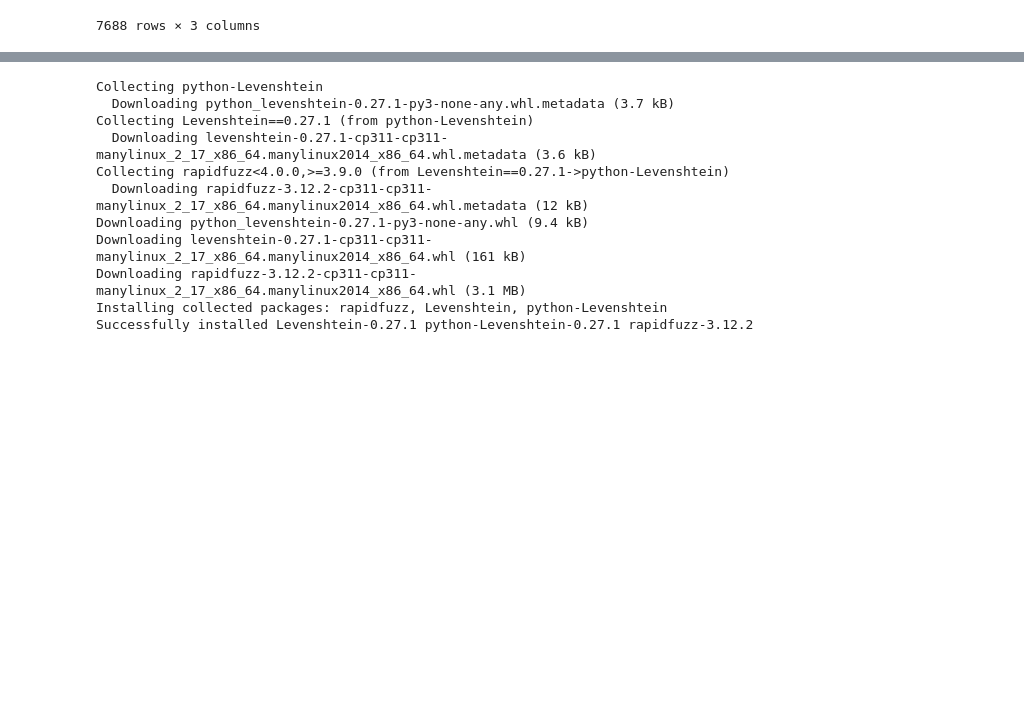
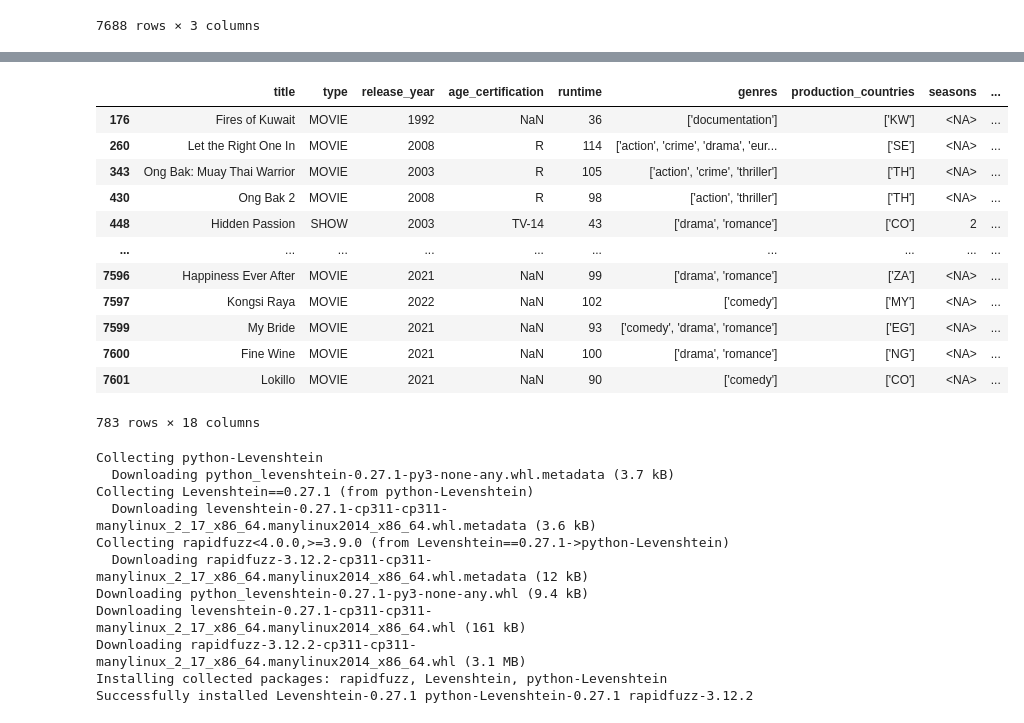
Before and after one commit to cacress/CSC442, a Jupyter notebook: (Version_2)_Data_Cleaning.ipynb, the cells around one changed output, grey strips where cells are left out. Saved outputs shown, nothing was run; the diff lists cells and outputs as text; code cells hidden in the pictures; blank space fills up the shorter version.

```diff
--- a/(Version_2)_Data_Cleaning.ipynb
+++ b/(Version_2)_Data_Cleaning.ipynb
@@ -666,0 +860,10 @@ combined_df[['production_countries', 'production_countries_count', 'production_c
+# %%
+# Using this tfidf matrix, we can compute the mean distance of any movie/show's production_countries using cosine distance
+from sklearn.metrics.pairwise import cosine_distances
+
+for i in range(len(combined_df)):
+  obs = combined_df.iloc[i]
+  distances = cosine_distances(result[i], result)
+  combined_df.loc[i, 'production_countries_uniqueness'] = distances.mean()
+
+combined_df[['production_countries', 'production_countries_count', 'production_countries_uniqueness']]
@@ -667,3 +884,19 @@ combined_df[['production_countries', 'production_countries_count', 'production_c
+# %%
+combined_df[combined_df['production_countries_uniqueness'] > 0.99]
+# %% [output]
+|  | title | type | release_year | age_certification | runtime | genres | production_countries | seasons | ... |
+| 176 | Fires of Kuwait | MOVIE | 1992 | NaN | 36 | ['documentation'] | ['KW'] | <NA> | ... |
+| 260 | Let the Right One In | MOVIE | 2008 | R | 114 | ['action', 'crime', 'drama', 'eur... | ['SE'] | <NA> | ... |
+| 343 | Ong Bak: Muay Thai Warrior | MOVIE | 2003 | R | 105 | ['action', 'crime', 'thriller'] | ['TH'] | <NA> | ... |
+| 430 | Ong Bak 2 | MOVIE | 2008 | R | 98 | ['action', 'thriller'] | ['TH'] | <NA> | ... |
+| 448 | Hidden Passion | SHOW | 2003 | TV-14 | 43 | ['drama', 'romance'] | ['CO'] | 2 | ... |
+| ... | ... | ... | ... | ... | ... | ... | ... | ... | ... |
+| 7596 | Happiness Ever After | MOVIE | 2021 | NaN | 99 | ['drama', 'romance'] | ['ZA'] | <NA> | ... |
+| 7597 | Kongsi Raya | MOVIE | 2022 | NaN | 102 | ['comedy'] | ['MY'] | <NA> | ... |
+| 7599 | My Bride | MOVIE | 2021 | NaN | 93 | ['comedy', 'drama', 'romance'] | ['EG'] | <NA> | ... |
+| 7600 | Fine Wine | MOVIE | 2021 | NaN | 100 | ['drama', 'romance'] | ['NG'] | <NA> | ... |
+| 7601 | Lokillo | MOVIE | 2021 | NaN | 90 | ['comedy'] | ['CO'] | <NA> | ... |
+783 rows × 18 columns
 # %%
 # Installs the Levenshtein package so we can import Levenshtein and use it to calculate the edit distance of words.
 !pip install python-Levenshtein
```
Also changed, not shown: parts of 9 cells of this notebook.
